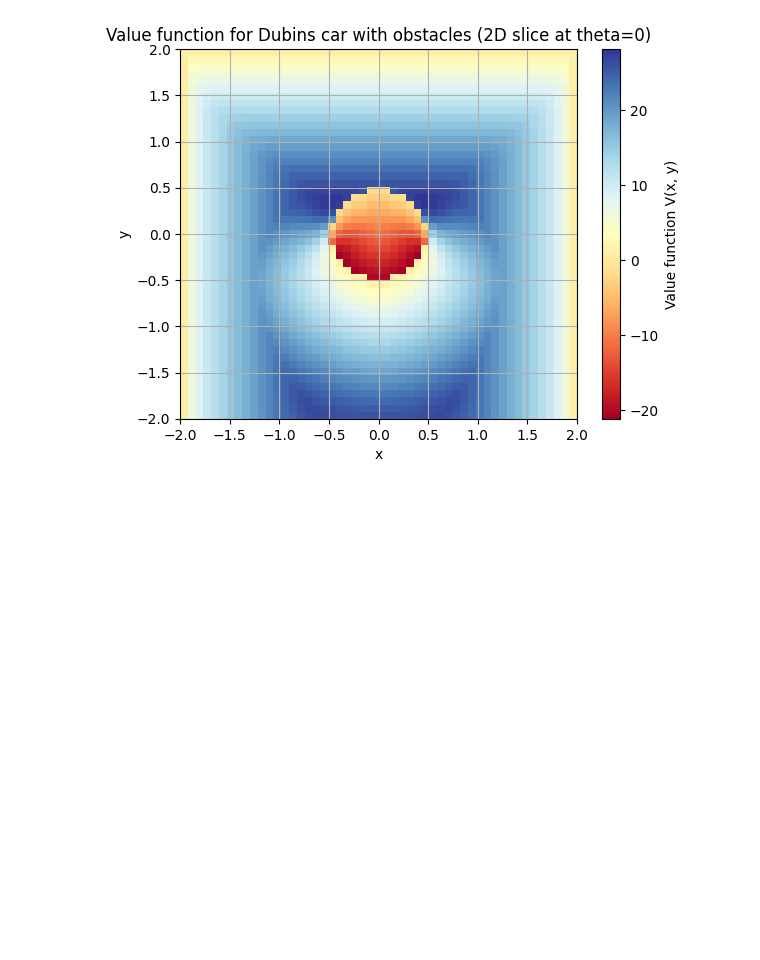
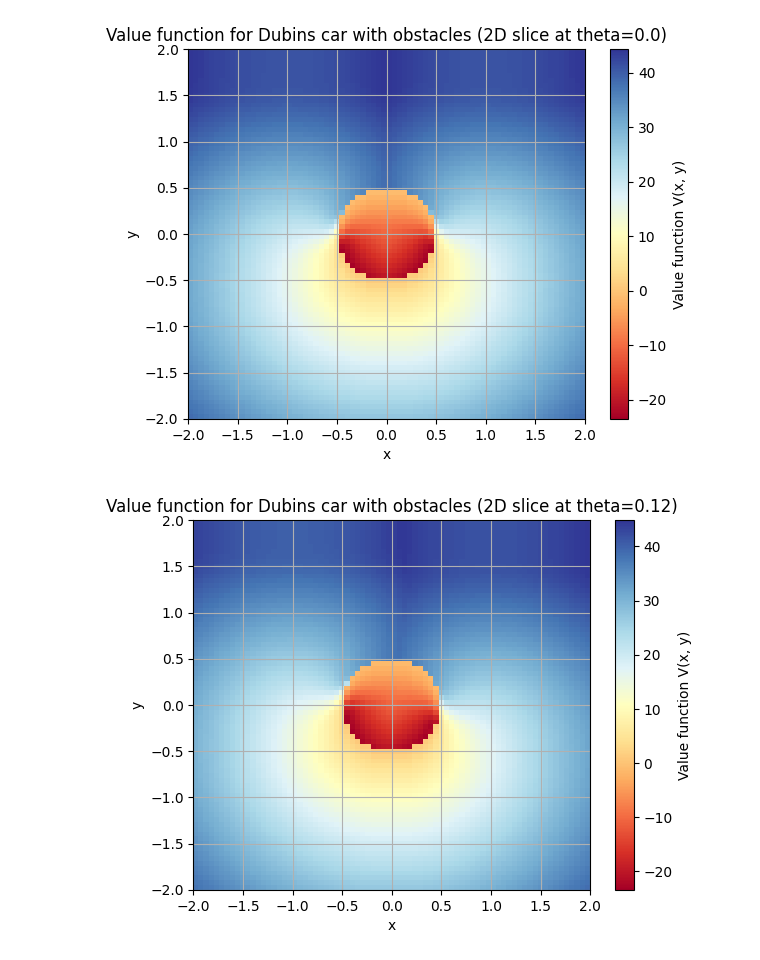
Before and after one commit to stevenwman/latent-affine-safety, a Jupyter notebook: fail_chaser.ipynb, the cells around one changed output. Saved outputs shown, nothing was run; the diff lists cells and outputs as text; code cells hidden in the pictures; blank space fills up the shorter version.

```diff
--- a/fail_chaser.ipynb
+++ b/fail_chaser.ipynb
@@ -145,4 +152,4 @@ Max value change: 9.468836893944399e-05
 # %%
-V_out = -V.reshape(51, 51, 51)
+V_out = -V.reshape(grid_nx, grid_ny, grid_ntheta)
 # %%
 # plot a slice at theta = 0
@@ -161,7 +168,7 @@ plt.show()
 # %%
-x_vals = np.linspace(-2, 2, 51)
-y_vals = np.linspace(-2, 2, 51)
-theta_vals = np.linspace(0, 2*np.pi, 51)
+x_vals = np.linspace(-2, 2, grid_nx)
+y_vals = np.linspace(-2, 2, grid_ny)
+theta_vals = np.linspace(0, 2*np.pi, grid_ntheta)
 grid_points = np.array(np.meshgrid(x_vals, y_vals, theta_vals, indexing='ij')).reshape(3, -1).T
 
 def reward_fn(states):
@@ -178,7 +185,7 @@ def dynamics_step(state, action, dt=0.1):
 from scipy.interpolate import RegularGridInterpolator
 
 def get_value_function_interpolator(V):
-    return RegularGridInterpolator((x_vals, y_vals, theta_vals), V.reshape(51,51,51), bounds_error=False, fill_value=0.0)
+    return RegularGridInterpolator((x_vals, y_vals, theta_vals), V.reshape(grid_nx, grid_ny, grid_ntheta), bounds_error=False, fill_value=0.0)
 
 V = np.zeros(len(grid_points))
 gamma = 0.99
@@ -203,6 +210,9 @@ for iteration in range(500):
 
     # Batch dynamics
     next_states = dubins.discrete_rk4(states_batch, actions_batch, dt).detach().numpy()  # (S*A, 3)
+
+    next_states[:, 0] = np.clip(next_states[:, 0], x_vals[0], x_vals[-1])
+    next_states[:, 1] = np.clip(next_states[:, 1], y_vals[0], y_vals[-1])
     next_states[:, 2] = np.mod(next_states[:, 2], 2 * np.pi)
 
     # Interpolate value
@@ -241,8 +251,8 @@ Max value change: 9.199098392542737e-05
 # %%
-V_in = -V.reshape(51, 51, 51)
+V_in = -V.reshape(grid_nx, grid_ny, grid_ntheta)
 # %%
 # plot a slice at theta = 0
-V_2d = V_in.reshape(51, 51, 51)[:, :, 0]  # take the first slice at theta = 0
+V_2d = V_in.reshape(grid_nx, grid_ny, grid_ntheta)[:, :, 0]  # take the first slice at theta = 0
 plt.imshow(V_2d, extent=(-2, 2, -2, 2), origin='lower', cmap='RdYlBu', aspect='auto')
 plt.colorbar(label='Value function V(x, y)')
 plt.title('Value function for Dubins car with obstacles (2D slice at theta=0)')
@@ -257,15 +267,17 @@ plt.show()
 # %%
 V_tot = V_out + V_in
 # %%
-V_2d = (V_tot)[:, :, 0]  # take the first slice at theta = 0
-plt.imshow(V_2d, extent=(-2, 2, -2, 2), origin='lower', cmap='RdYlBu', aspect='auto')
-plt.colorbar(label='Value function V(x, y)')
-plt.title('Value function for Dubins car with obstacles (2D slice at theta=0)')
-plt.xlabel('x')
-plt.ylabel('y')
-plt.xlim(-2, 2)
-plt.ylim(-2, 2)
-plt.grid()
-plt.show()
+for i in range(5):
+    V_2d = (V_tot)[:, :, i]  # take the i-th slice at theta = i
+    plt.imshow(V_2d, extent=(-2, 2, -2, 2), origin='lower', cmap='RdYlBu', aspect='auto')
+    plt.colorbar(label='Value function V(x, y)')
+    plt.title(f'Value function for Dubins car with obstacles (2D slice at theta={np.round(2*np.pi * i / grid_ntheta, 2)})')
+    plt.xlabel('x')
+    plt.ylabel('y')
+    plt.xlim(-2, 2)
+    plt.ylim(-2, 2)
+    plt.grid()
+    plt.show()
 # %% [output]
-[figure, old version]
+[figure, new version]
+[figure, added]
```
Also changed, not shown: parts of 8 cells of this notebook.
